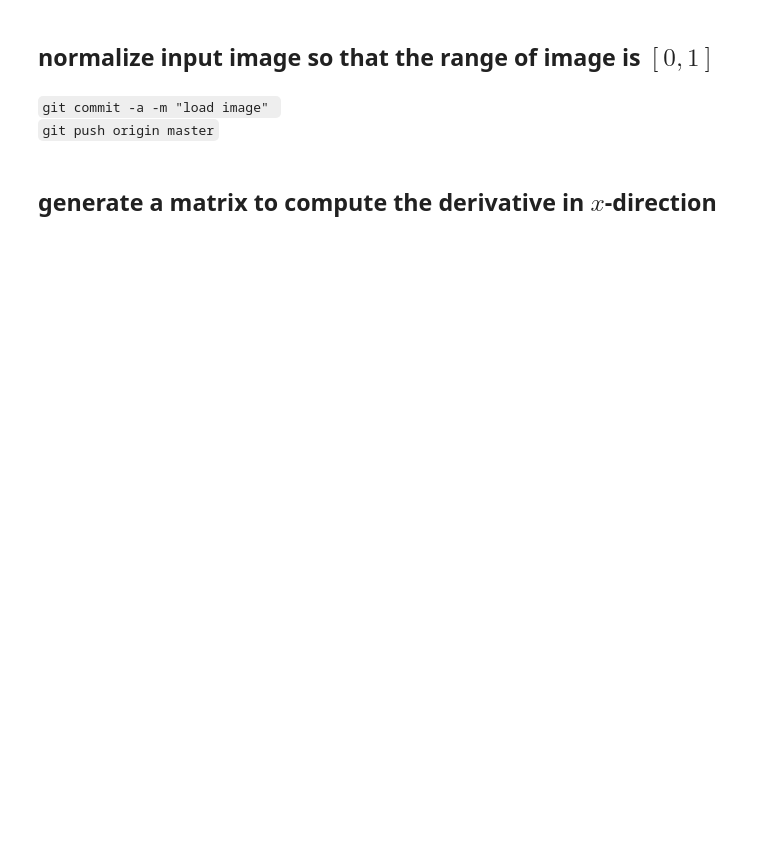
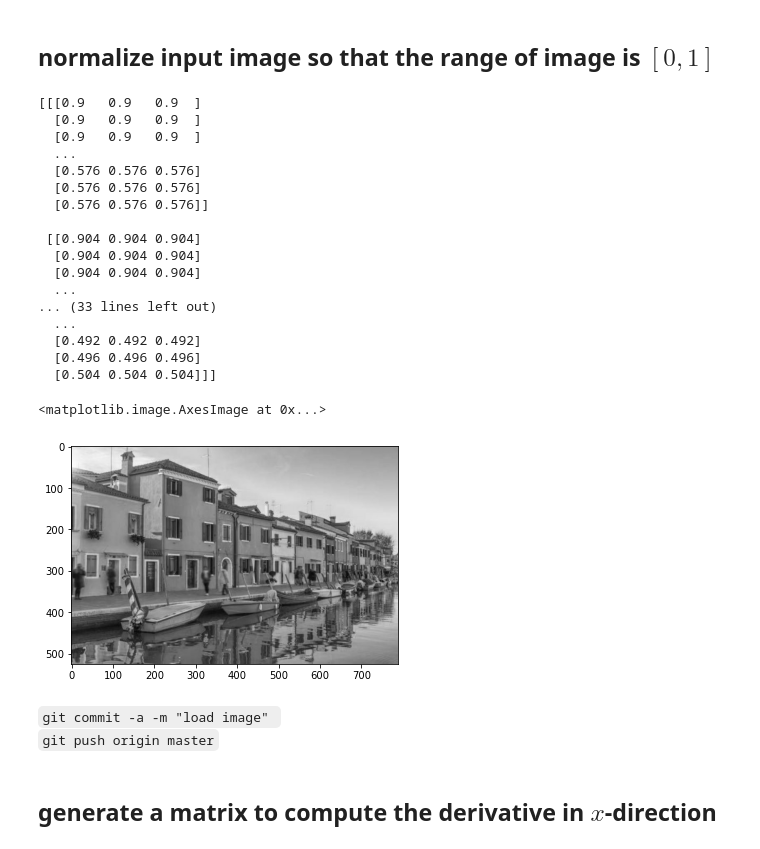
Before and after one commit to InKyeongBae/assignment-machine-learning, a Jupyter notebook: assignment3/assignment_03_assignment_03_1.ipynb, the cells around one changed output. Saved outputs shown, nothing was run; the diff lists cells and outputs as text; code cells hidden in the pictures; blank space fills up the shorter version.

````diff
--- a/assignment3/assignment_03_assignment_03_1.ipynb
+++ b/assignment3/assignment_03_assignment_03_1.ipynb
@@ -38,6 +38,28 @@ if I.shape[2] == 3 :
 ## normalize input image so that the range of image is $[0, 1]$
 # %%
 I = I/np.max(I)
+print(I)
+plt.imshow(I)
+# %% [output]
+[[[0.9   0.9   0.9  ]
+  [0.9   0.9   0.9  ]
+  [0.9   0.9   0.9  ]
+  ...
+  [0.576 0.576 0.576]
+  [0.576 0.576 0.576]
+  [0.576 0.576 0.576]]
+
+ [[0.904 0.904 0.904]
+  [0.904 0.904 0.904]
+  [0.904 0.904 0.904]
+  ...
+... (33 lines left out)
+  ...
+  [0.492 0.492 0.492]
+  [0.496 0.496 0.496]
+  [0.504 0.504 0.504]]]
+<matplotlib.image.AxesImage at 0x...>
+[figure, added]
 # %% [markdown]
 ```git commit -a -m "load image" ``` \
 ```git push origin master```
````
Also changed, not shown: parts of 9 cells of this notebook.
